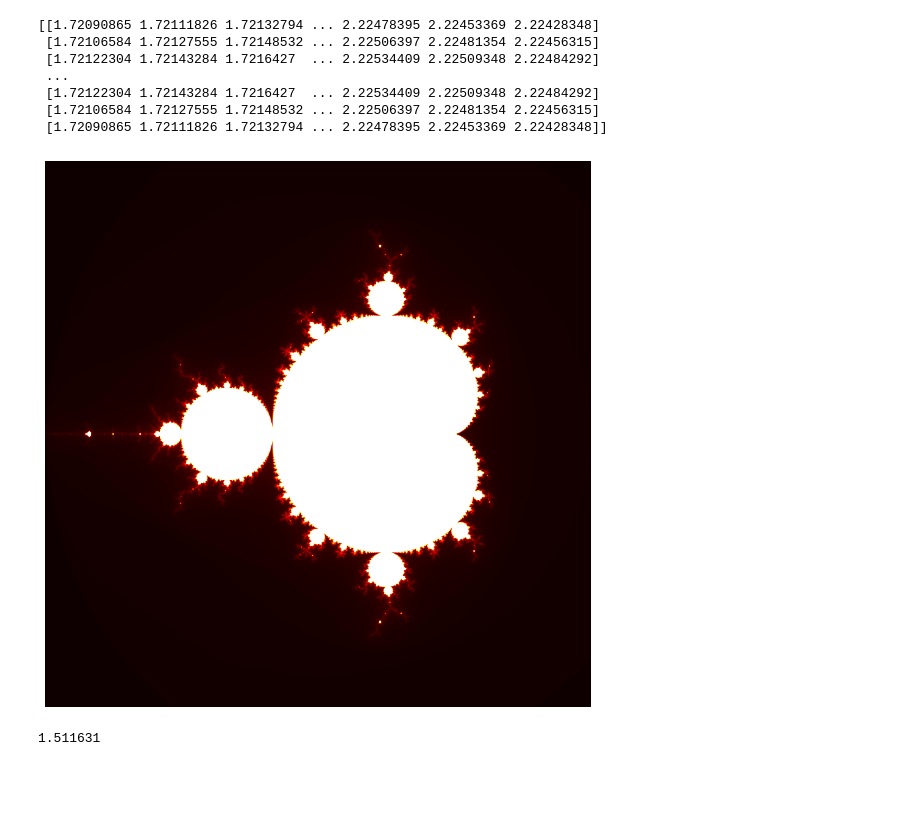
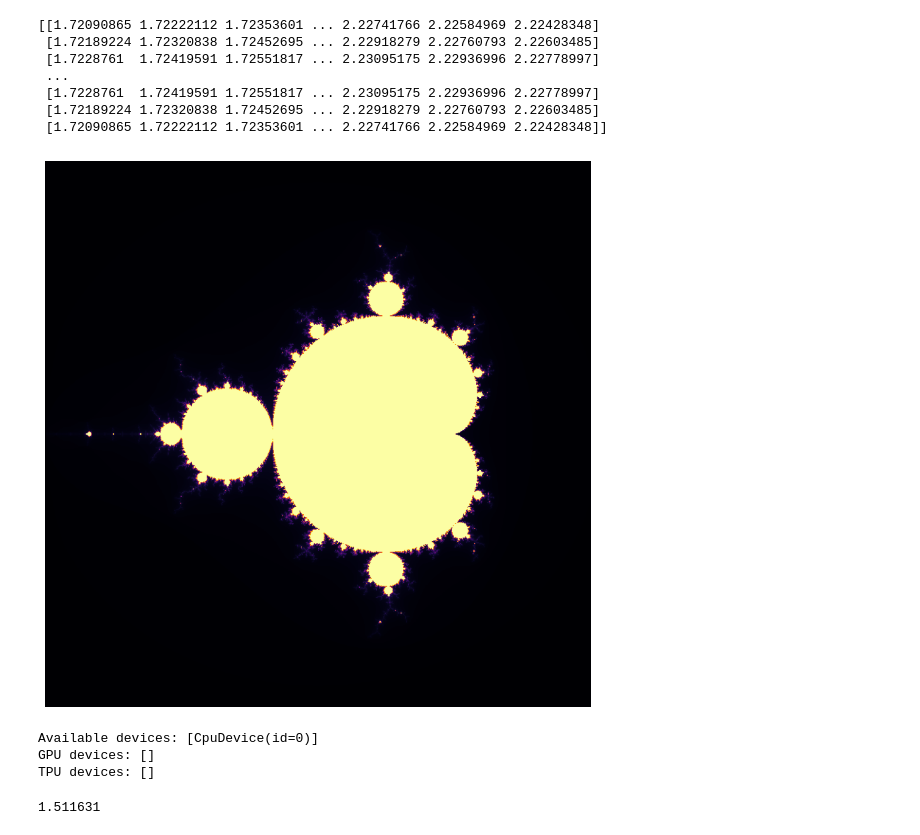
Before and after one commit to iliasoroka1/mandelbrot_area_mtc, a Jupyter notebook: Ass1.ipynb, the cells around one changed output. Drawn from its saved outputs; the diff is of its cells as text; code cells hidden in the pictures; blank space fills up the shorter version.

```diff
--- a/Ass1.ipynb
+++ b/Ass1.ipynb
@@ -4,32 +10,32 @@ import matplotlib.pyplot as plt
 # %%
 # Function to check if number is in mondelbrot set
 def mandel_check(c, max_iter):
     limit = 0
     n = 0
     while abs(limit) <= 2 and n < max_iter:
         limit = limit*limit + c
         n += 1
     if n == max_iter:
         return max_iter
     else:
         #Gradient for picture
         return n + 1 - np.log(np.log2(abs(limit)))
 # Drawing
-width, height = 5000, 5000
+width, height = 800, 800
 x = np.linspace(-2, 1, width)
 y = np.linspace(-1.5, 1.5, height)
 mandelbrot_image = np.array([[mandel_check(x[ix] + 1j*y[iy], 300) for ix in range(width)] for iy in range(height)])
 print(mandelbrot_image)
 plt.figure(figsize=(10, 10))
-plt.imshow(mandelbrot_image, extent=[-2, 1, -1.5, 1.5], cmap='hot', vmin=0, vmax=200 + 1)
+plt.imshow(mandelbrot_image, extent=[-2, 1, -1.5, 1.5], cmap='inferno')
 plt.axis('off')
 plt.show()
 # %% [output]
-[[1.72090865 1.72111826 1.72132794 ... 2.22478395 2.22453369 2.22428348]
- [1.72106584 1.72127555 1.72148532 ... 2.22506397 2.22481354 2.22456315]
- [1.72122304 1.72143284 1.7216427  ... 2.22534409 2.22509348 2.22484292]
+[[1.72090865 1.72222112 1.72353601 ... 2.22741766 2.22584969 2.22428348]
+ [1.72189224 1.72320838 1.72452695 ... 2.22918279 2.22760793 2.22603485]
+ [1.7228761  1.72419591 1.72551817 ... 2.23095175 2.22936996 2.22778997]
  ...
- [1.72122304 1.72143284 1.7216427  ... 2.22534409 2.22509348 2.22484292]
- [1.72106584 1.72127555 1.72148532 ... 2.22506397 2.22481354 2.22456315]
- [1.72090865 1.72111826 1.72132794 ... 2.22478395 2.22453369 2.22428348]]
+ [1.7228761  1.72419591 1.72551817 ... 2.23095175 2.22936996 2.22778997]
+ [1.72189224 1.72320838 1.72452695 ... 2.22918279 2.22760793 2.22603485]
+ [1.72090865 1.72222112 1.72353601 ... 2.22741766 2.22584969 2.22428348]]
-[figure, old version]
+[figure, new version]
@@ -39,3 +42,20 @@ import numpy as np
+# %%
+import jax
+
+# List all available JAX devices
+devices = jax.devices()
+print("Available devices:", devices)
+
+# Check if GPU or TPU is available
+gpu_devices = [device for device in devices if 'gpu' in str(device).lower()]
+tpu_devices = [device for device in devices if 'tpu' in str(device).lower()]
+
+print("GPU devices:", gpu_devices)
+print("TPU devices:", tpu_devices)
+# %% [output]
+Available devices: [CpuDevice(id=0)]
+GPU devices: []
+TPU devices: []
 # %%
 # Not parallel
 def area_mandel(n_sampl, max_iter):
```
Also changed, not shown: parts of 19 cells of this notebook, 1 other file.
